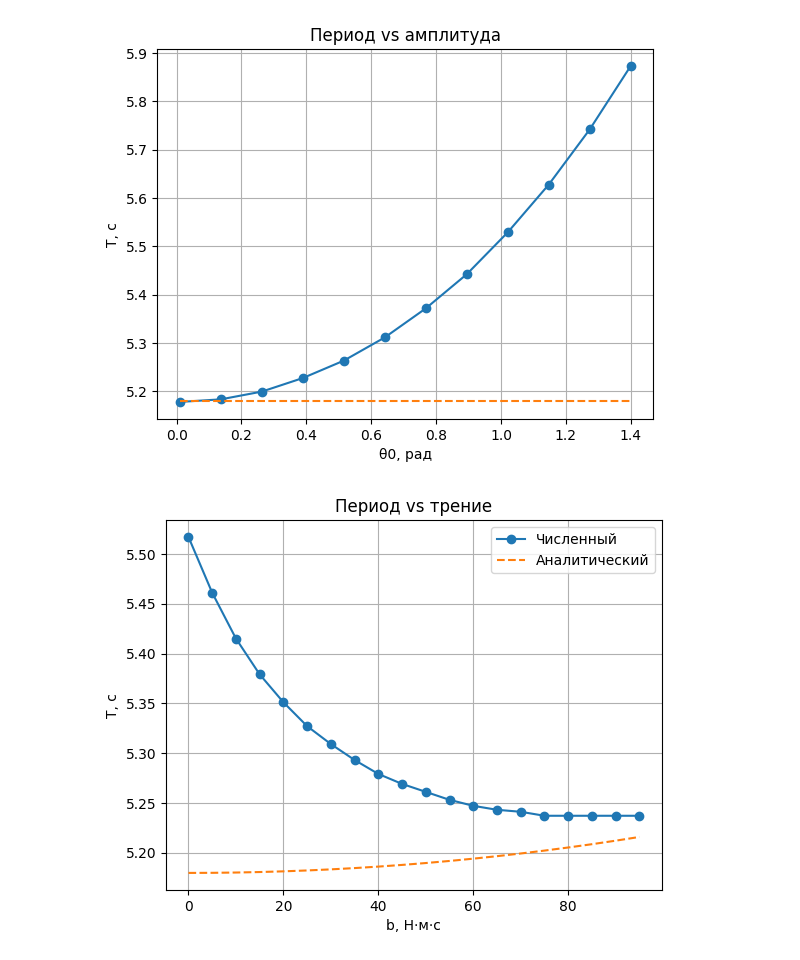
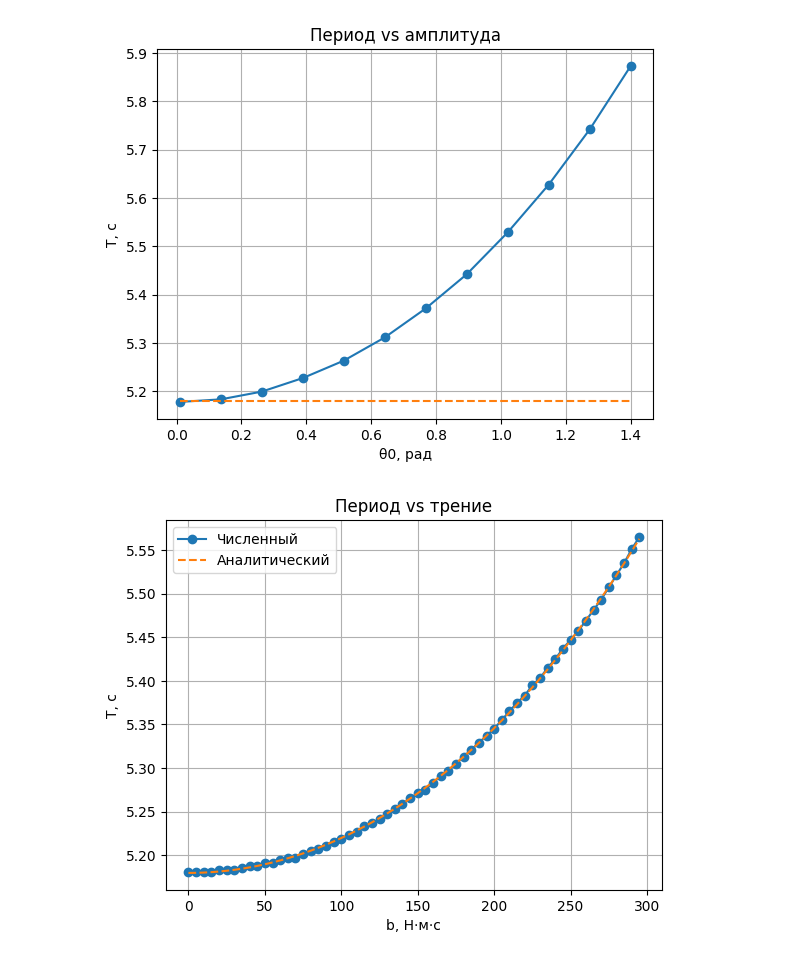
Before and after one commit to aleksejbiriulin/physicsMIPT, a Jupyter notebook: M5_main.ipynb, the cells around one changed output. Saved outputs shown, nothing was run; the diff lists cells and outputs as text; code cells hidden in the pictures.

```diff
--- a/M5_main.ipynb
+++ b/M5_main.ipynb
@@ -192,7 +192,7 @@ plt.show()
 # %% [output]
 [figure]
 # %%
-b_values = [1 * x for x in range(0, 100, 5)]
+b_values = [1 * x for x in range(0, 300, 5)]
 t_max2 = 20.0
 
 results_b = []
@@ -203,7 +203,7 @@ omega_0 = np.sqrt(m * g * d / I)
 for b_value in b_values:
     b = b_value
 
-    t, th, om = integrate(theta0=1, omega0=0.0, t_max=t_max2, b=b)
+    t, th, om = integrate(theta0=0.1, omega0=0.0, t_max=t_max2, b=b)
 
     T_est, peaks_t, _ = estimate_period_from_peaks(t, th)
     if T_est is None:
@@ -211,31 +211,31 @@ for b_value in b_values:
 
     beta = b / (2 * I)
 
     # только режим колебаний (недокритическое затухание)
     if omega_0**2 > beta**2:
         omega_d = np.sqrt(omega_0**2 - beta**2)
         T_an = 2 * np.pi / omega_d
     else:
         continue
 
     results_b.append((b, T_est))
     T_analytic_b.append(T_an)
 
 df_b = pd.DataFrame(
     results_b,
     columns=["b", "T_numeric_s"]
 )
 
 # --- график ---
 plt.figure()
 plt.plot(df_b["b"], df_b["T_numeric_s"], marker="o")
 plt.plot(df_b["b"], T_analytic_b, "--")
 
 plt.xlabel("b, Н·м·с")
 plt.ylabel("T, с")
 plt.title("Период vs трение")
 plt.legend(["Численный", "Аналитический"])
 plt.grid(True)
 plt.show()
 # %% [output]
-[figure, old version]
+[figure, new version]
```
